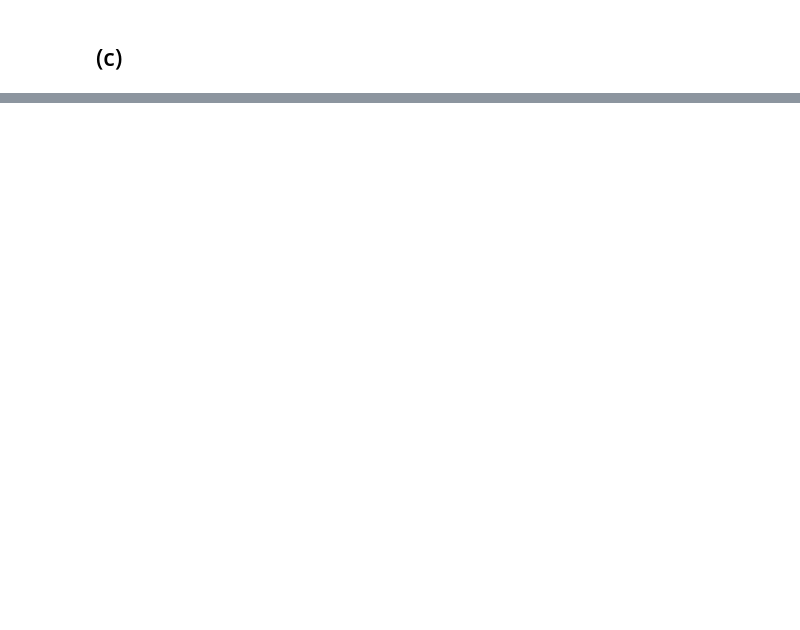
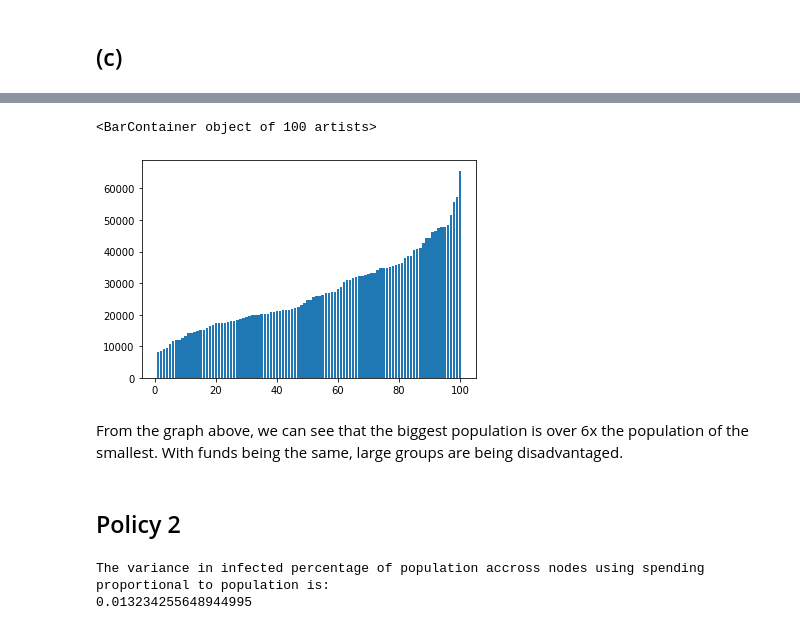
Before and after one commit to rtora/Monitoring-COVID-19-Infections-through-Wastewater-Surveillance, a Jupyter notebook: Part2.ipynb, the cells around one changed output, grey strips where cells are left out. Cells and saved outputs as stored; diff of their text form; code cells hidden in the pictures; blank space fills up the shorter version.

```diff
--- a/Part2.ipynb
+++ b/Part2.ipynb
@@ -391,0 +372,16 @@ This method I believe is fair because we weight how much each node requires for
+# %%
+N_sort = N.sort()
+plt.bar(list(range(1,101)),N)
+# %% [output]
+<BarContainer object of 100 artists>
+[figure, added]
+# %% [markdown]
+From the graph above, we can see that the biggest population is over 6x the population of the smallest. With funds being the same, large groups are being disadvantaged.
+# %% [markdown]
+## Policy 2
+# %%
+print("The variance in infected percentage of population accross nodes using spending proportional to population is:")
+print(statistics.variance(recovered_difference_per(alpha_prop)))
+# %% [output]
+The variance in infected percentage of population accross nodes using spending proportional to population is:
+0.013234255648944995
```
Also changed, not shown: parts of 44 cells of this notebook, 2 other files.
